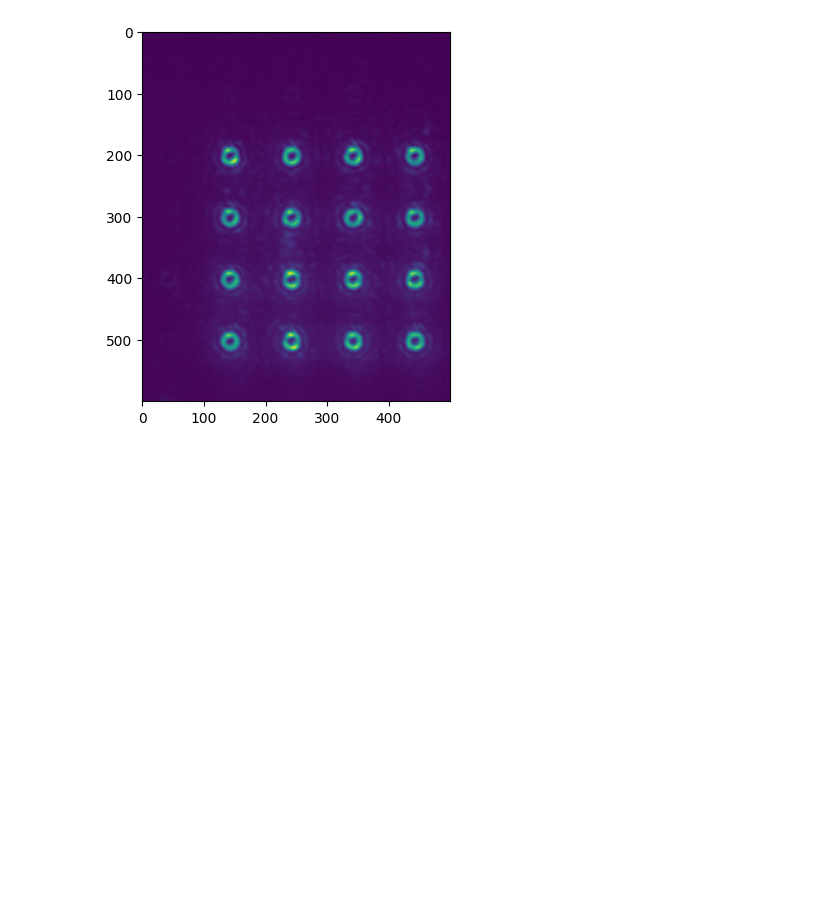
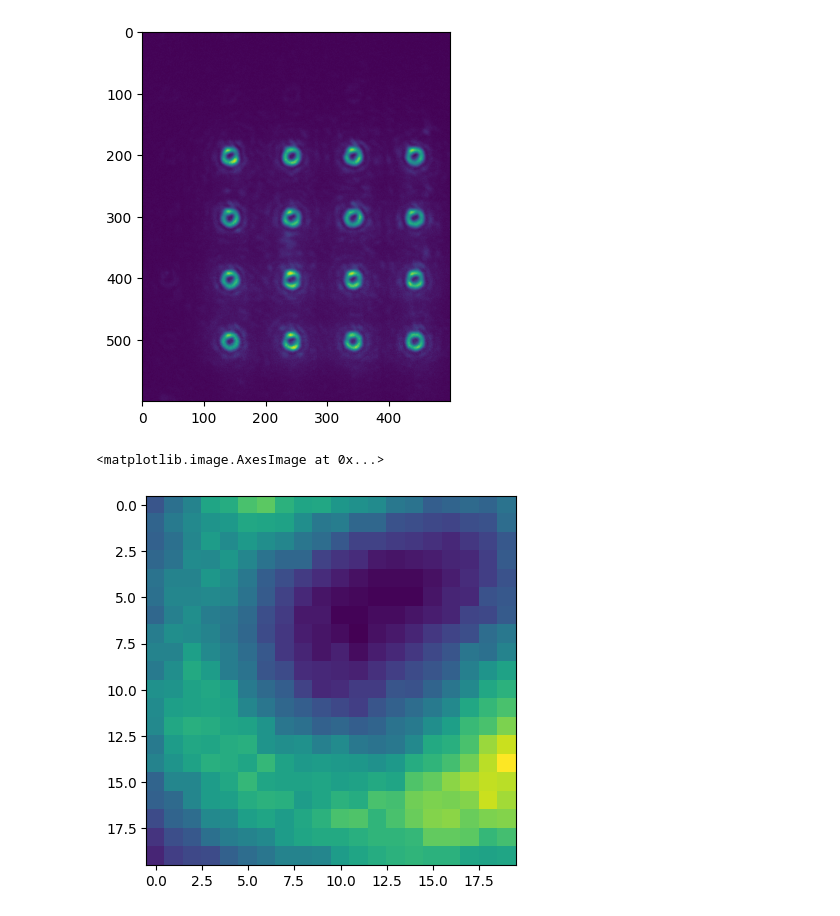
Before and after one commit to MattBae/Holography, a Jupyter notebook: notebooks/gradient.ipynb, the cells around one changed output. Cells and saved outputs as stored; diff of their text form; code cells hidden in the pictures; blank space fills up the shorter version.

```diff
--- a/notebooks/gradient.ipynb
+++ b/notebooks/gradient.ipynb
@@ -587,3 +626,8 @@ plt.imshow(img[0:600,900:1400])
 # %% [output]
 <matplotlib.image.AxesImage at 0x...>
 [figure]
+# %%
+plt.imshow(img[195:215,1030:1050])
+# %% [output]
+<matplotlib.image.AxesImage at 0x...>
+[figure, added]
```
Also changed, not shown: parts of 38 cells of this notebook, 58 other files.
